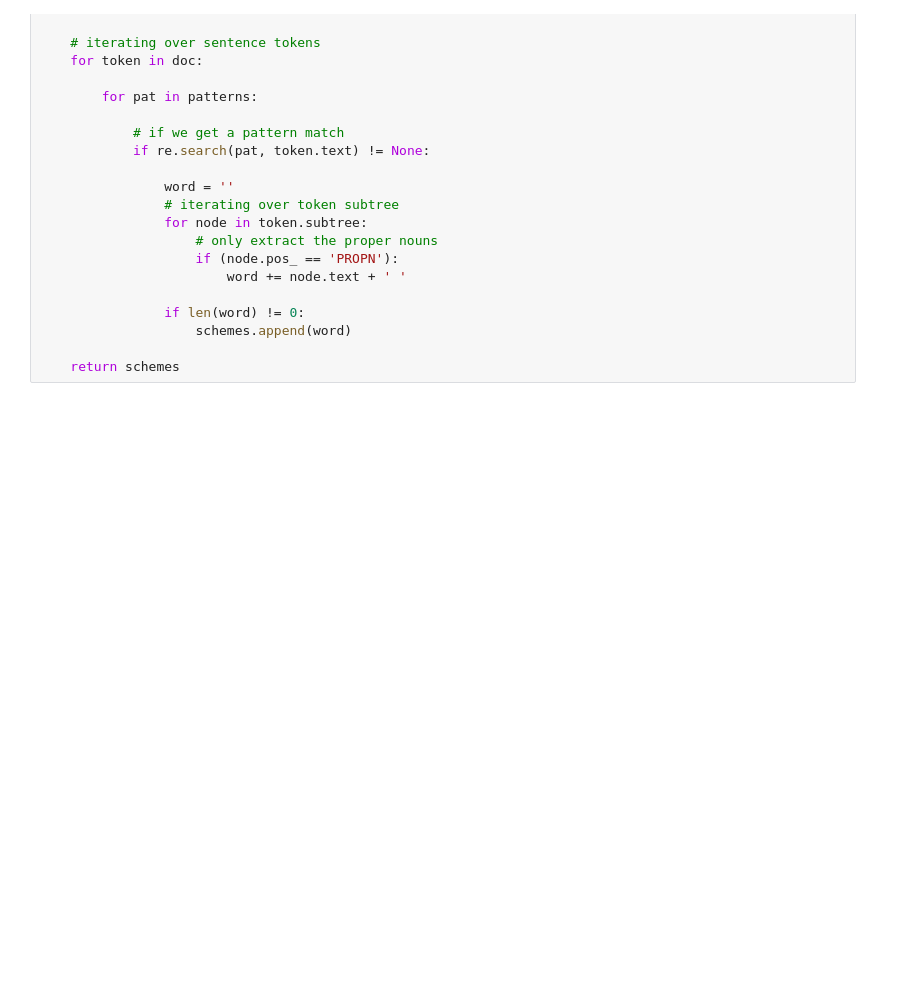
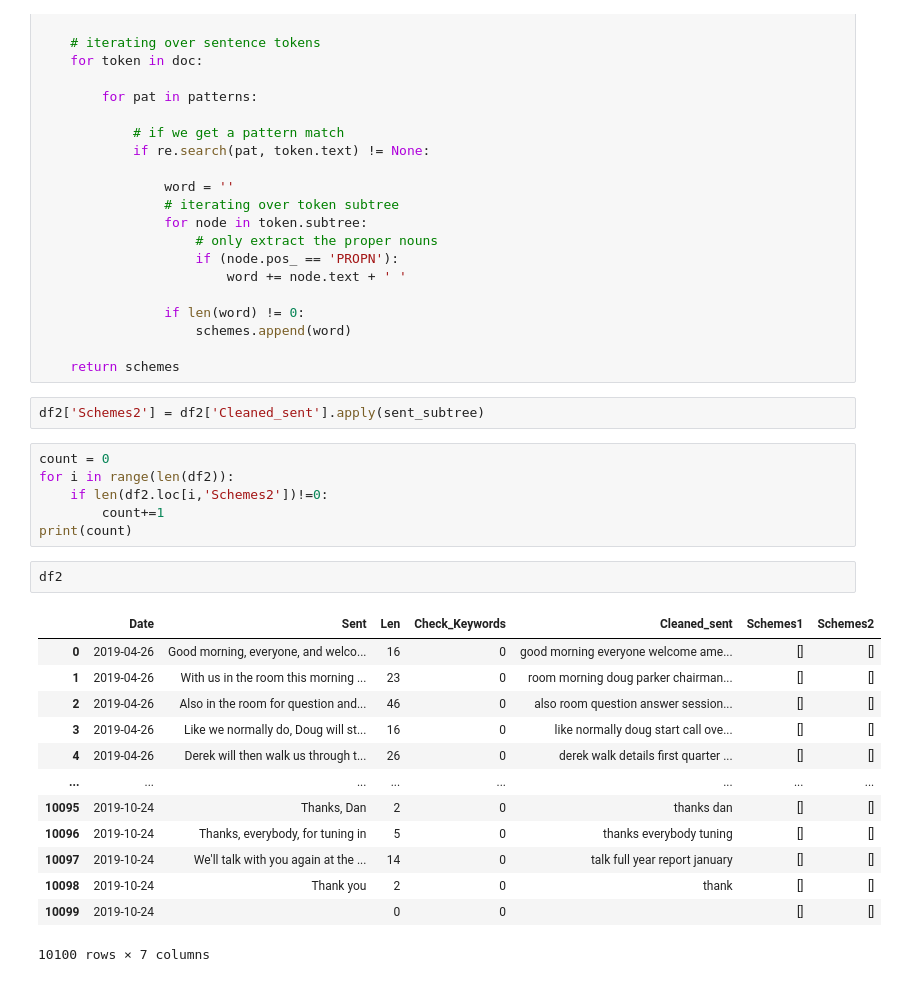
Before and after one commit to michaelmml/NLP-Information-Extraction, a Jupyter notebook: CompanyTranscript.ipynb, the cells around one changed output. Saved outputs shown, nothing was run; the diff lists cells and outputs as text; blank space fills up the shorter version.

```diff
--- a/CompanyTranscript.ipynb
+++ b/CompanyTranscript.ipynb
@@ -902,3 +950,27 @@ def sent_subtree(text):
                     schemes.append(word)
 
     return schemes
+# %%
+df2['Schemes2'] = df2['Cleaned_sent'].apply(sent_subtree)
+# %%
+count = 0
+for i in range(len(df2)):
+    if len(df2.loc[i,'Schemes2'])!=0:
+        count+=1
+print(count)
+# %%
+df2
+# %% [output]
+|  | Date | Sent | Len | Check_Keywords | Cleaned_sent | Schemes1 | Schemes2 |
+| 0 | 2019-04-26 | Good morning, everyone, and welco... | 16 | 0 | good morning everyone welcome ame... | [] | [] |
+| 1 | 2019-04-26 | With us in the room this morning ... | 23 | 0 | room morning doug parker chairman... | [] | [] |
+| 2 | 2019-04-26 | Also in the room for question and... | 46 | 0 | also room question answer session... | [] | [] |
+| 3 | 2019-04-26 | Like we normally do, Doug will st... | 16 | 0 | like normally doug start call ove... | [] | [] |
+| 4 | 2019-04-26 | Derek will then walk us through t... | 26 | 0 | derek walk details first quarter ... | [] | [] |
+| ... | ... | ... | ... | ... | ... | ... | ... |
+| 10095 | 2019-10-24 | Thanks, Dan | 2 | 0 | thanks dan | [] | [] |
+| 10096 | 2019-10-24 | Thanks, everybody, for tuning in | 5 | 0 | thanks everybody tuning | [] | [] |
+| 10097 | 2019-10-24 | We'll talk with you again at the ... | 14 | 0 | talk full year report january | [] | [] |
+| 10098 | 2019-10-24 | Thank you | 2 | 0 | thank | [] | [] |
+| 10099 | 2019-10-24 |  | 0 | 0 |  | [] | [] |
+10100 rows × 7 columns
```
Also changed, not shown: parts of 26 cells of this notebook.
